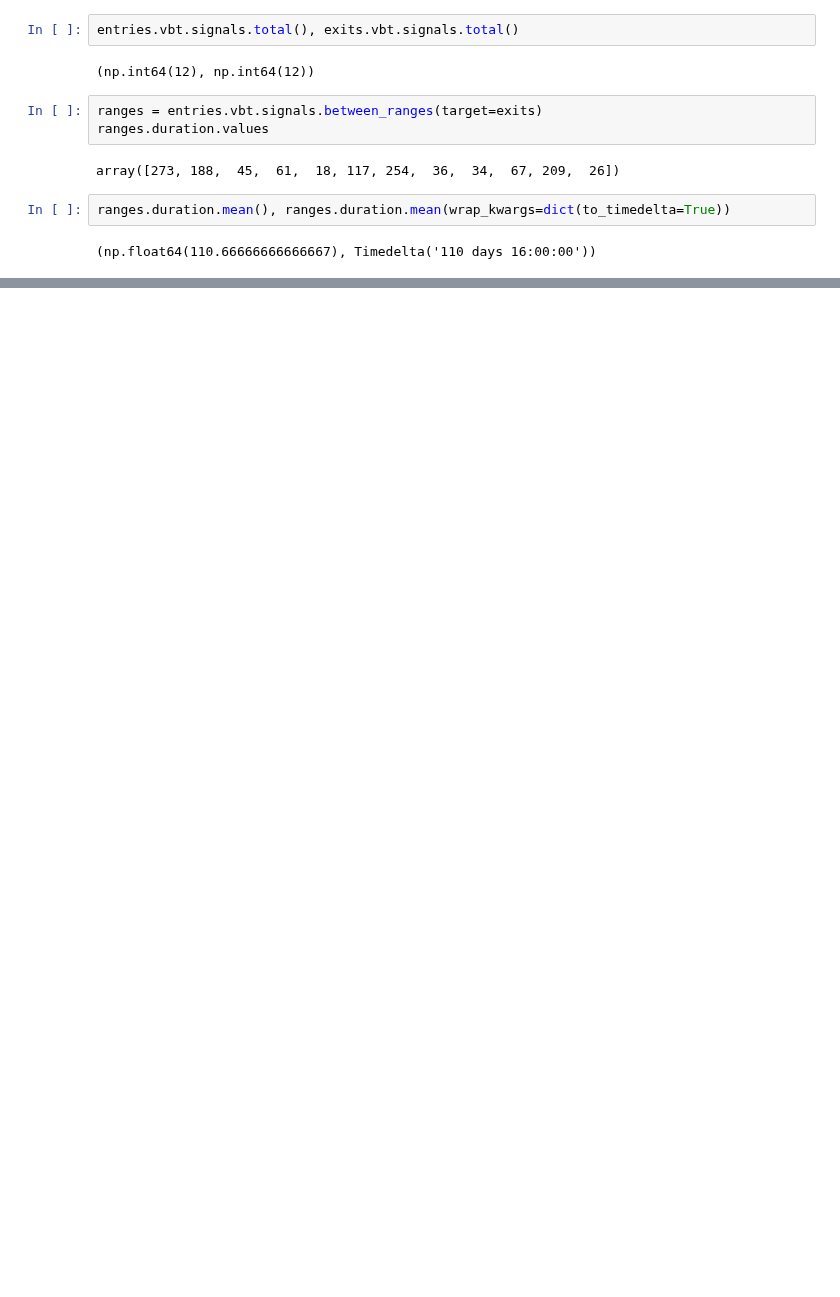
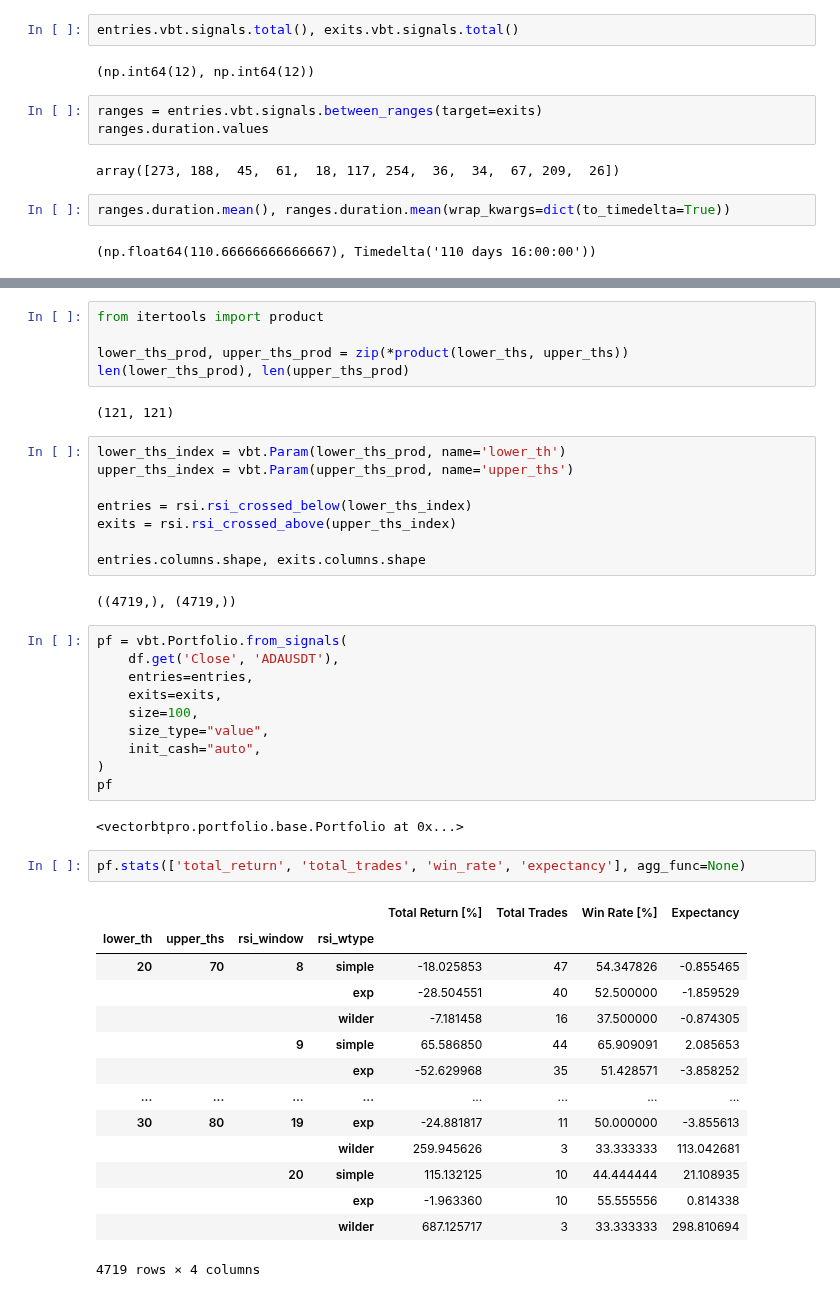
Before and after one commit to skalaydzhiyski/phitech-research, a Jupyter notebook: notebooks/vbtpro-simple-rsi-strategy.ipynb, the cells around one changed output, grey strips where cells are left out. Cells and saved outputs as stored; diff of their text form; blank space fills up the shorter version.

```diff
--- a/notebooks/vbtpro-simple-rsi-strategy.ipynb
+++ b/notebooks/vbtpro-simple-rsi-strategy.ipynb
@@ -215,0 +248,46 @@ FigureWidget({
+# %%
+from itertools import product
+
+lower_ths_prod, upper_ths_prod = zip(*product(lower_ths, upper_ths))
+len(lower_ths_prod), len(upper_ths_prod)
+# %% [output]
+(121, 121)
+# %%
+lower_ths_index = vbt.Param(lower_ths_prod, name='lower_th')
+upper_ths_index = vbt.Param(upper_ths_prod, name='upper_ths')
+
+entries = rsi.rsi_crossed_below(lower_ths_index)
+exits = rsi.rsi_crossed_above(upper_ths_index)
+
+entries.columns.shape, exits.columns.shape
+# %% [output]
+((4719,), (4719,))
+# %%
+pf = vbt.Portfolio.from_signals(
+    df.get('Close', 'ADAUSDT'),
+    entries=entries,
+    exits=exits,
+    size=100,
+    size_type="value",
+    init_cash="auto",
+)
+pf
+# %% [output]
+<vectorbtpro.portfolio.base.Portfolio at 0x...>
+# %%
+pf.stats(['total_return', 'total_trades', 'win_rate', 'expectancy'], agg_func=None)
+# %% [output]
+|  |  |  |  | Total Return [%] | Total Trades | Win Rate [%] | Expectancy |
+| lower_th | upper_ths | rsi_window | rsi_wtype |  |  |  |  |
+| 20 | 70 | 8 | simple | -18.025853 | 47 | 54.347826 | -0.855465 |
+|  |  |  | exp | -28.504551 | 40 | 52.500000 | -1.859529 |
+|  |  |  | wilder | -7.181458 | 16 | 37.500000 | -0.874305 |
+|  |  | 9 | simple | 65.586850 | 44 | 65.909091 | 2.085653 |
+|  |  |  | exp | -52.629968 | 35 | 51.428571 | -3.858252 |
+| ... | ... | ... | ... | ... | ... | ... | ... |
+| 30 | 80 | 19 | exp | -24.881817 | 11 | 50.000000 | -3.855613 |
+|  |  |  | wilder | 259.945626 | 3 | 33.333333 | 113.042681 |
+|  |  | 20 | simple | 115.132125 | 10 | 44.444444 | 21.108935 |
+|  |  |  | exp | -1.963360 | 10 | 55.555556 | 0.814338 |
+|  |  |  | wilder | 687.125717 | 3 | 33.333333 | 298.810694 |
+4719 rows × 4 columns
```
Also changed, not shown: parts of 10 cells of this notebook.
